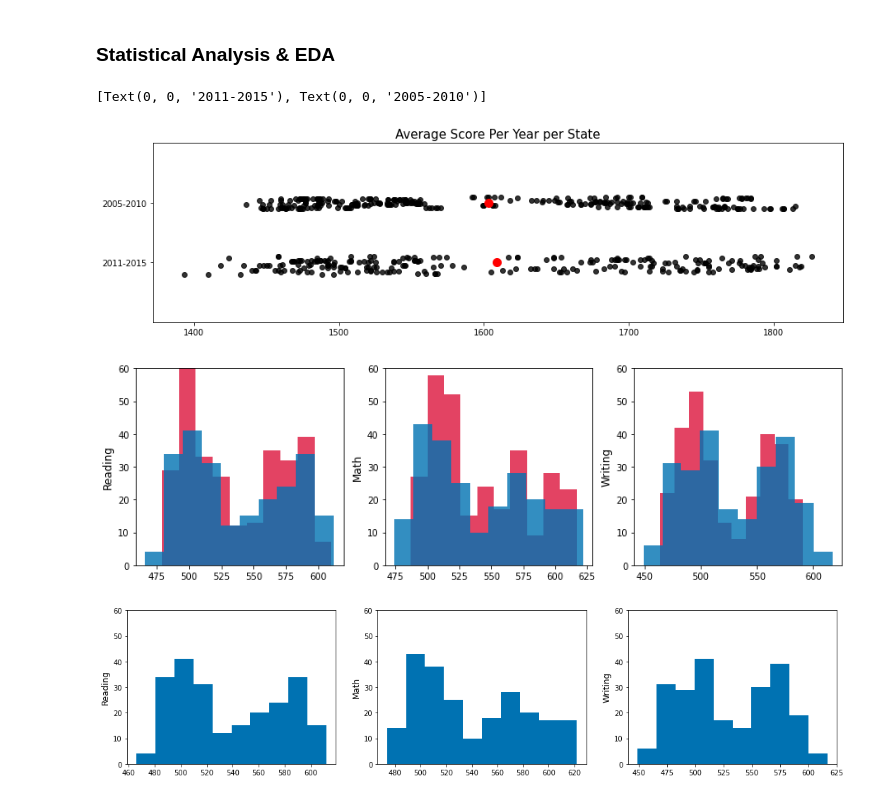
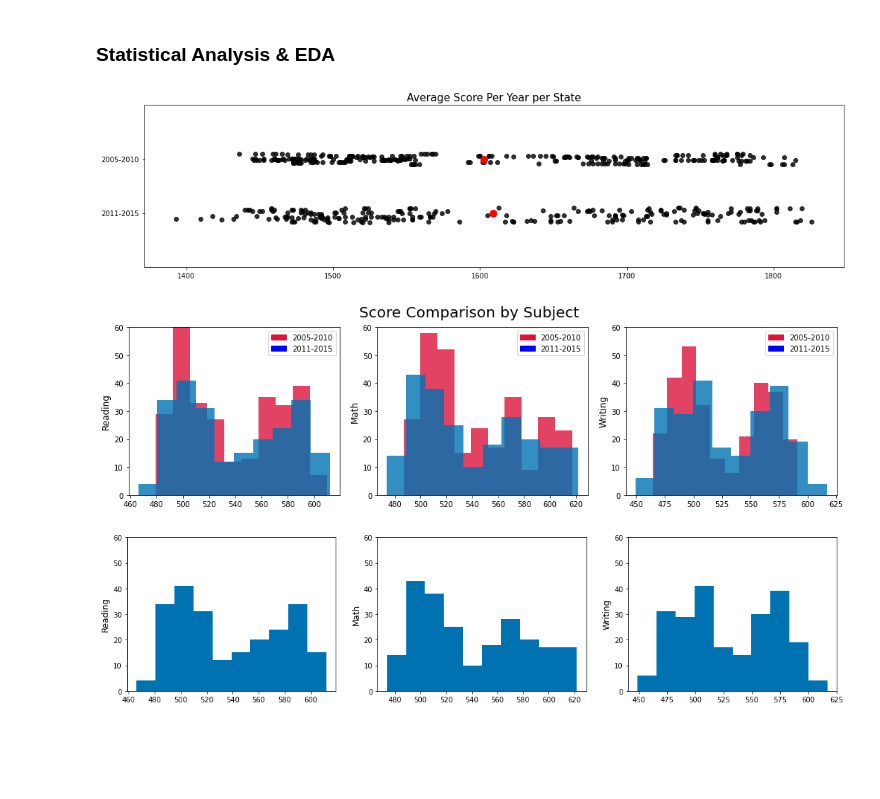
Before and after one commit to phamc4/Projects, a Jupyter notebook: SAT_changes.ipynb, the cells around one changed output. Drawn from its saved outputs; the diff is of its cells as text; code cells hidden in the pictures; blank space fills up the shorter version.

```diff
--- a/SAT_changes.ipynb
+++ b/SAT_changes.ipynb
@@ -258,23 +263,35 @@ df2_plot = [second_df['2011 SAT Scores'], second_df['2012 SAT Scores'], second_d
 # %%
 
 fig, ax = plt.subplots(figsize=(15,4))
 jitter = np.random.uniform(-0.2, 0.1, size=second_df['2011 SAT Scores'].shape)
 jitter1 = np.random.uniform(0.9, 1.1, size=first_df['2005 SAT Scores'].shape)
 
+
+#2011-2015 Scatter plot
 for i in df2_plot:
     ax.scatter(i, jitter, color='k', alpha=0.8)
+#Mean for 2011-2015 in red
 ax.scatter(test2.mean(), 0, color='red', s=100)
 
+
+#2005-2010 Scatterplot
 for i in df_plot:
     ax.scatter(i, jitter1, color='k', alpha=0.8)
-ax.set_ylim(-1,2)
-ax.set_title('Average Score Per Year per State', fontsize=15)
+
+#Mean for 2005-2010 in red
 ax.scatter(test.mean(), 1, color='red', s=100)
+
+#Make plot look better
 ax.set_yticks([0,1])
 ax.set_yticklabels(["2011-2015", '2005-2010'])
+ax.set_ylim(-1,2)
+
+ax.set_title('Average Score Per Year per State', fontsize=15)
+fig.tight_layout()
+
+# plt.savefig('Comparison.png')
 # %% [output]
-[Text(0, 0, '2011-2015'), Text(0, 0, '2005-2010')]
-[figure, old version]
+[figure, new version]
 # %%
 #Merger function to plot by subject
 
@@ -300,9 +317,9 @@ help_me = subject_merge(latter_half)
 # first_half_math = please.iloc[:, 2::4]
 # first_half_writing = please.iloc[:, 3::4]
 
-late_reading = help_me.iloc[:, 1::4]
-late_math = help_me.iloc[:, 2::4]
-late_writing = help_me.iloc[:, 3::4]
+# late_reading = help_me.iloc[:, 1::4]
+# late_math = help_me.iloc[:, 2::4]
+# late_writing = help_me.iloc[:, 3::4]
 
 
 fig, axs = plt.subplots(1,3, figsize=(14,4))
@@ -313,12 +330,25 @@ for i, ax in enumerate(axs,1):
     ax.set_ylabel(f'{subjects[i]}', fontsize=12)
     ax.set_ylim(0,60)
 
+#Plot for 2011-2015
 for i, ax in enumerate(axs, 1):
     ax.hist(help_me.iloc[:, i::4].values.flatten(), bins=10, alpha=0.8)
-    ax.set_ylabel(f'{subjects[i]}', fontsize=12)
-    ax.set_ylim(0,60)
+#     ax.set_ylabel(f'{subjects[i]}', fontsize=12)
+#     ax.set_ylim(0,60)
+
+#Setting up legend
+handles = [Rectangle((0,0),1,1,color=c) for c in ['crimson', 'blue']]
+labels = ['2005-2010', '2011-2015']
+for ax in axs:
+    ax.legend(handles, labels)
+
+fig.suptitle('Score Comparison by Subject', fontsize=20)
+fig.tight_layout()
+fig.subplots_adjust(top=0.88)
+
+# plt.savefig('subject_comparison.png')
 # %% [output]
-[figure, old version]
+[figure, new version]
 # %%
 fig, axs = plt.subplots(1,3, figsize=(18,4))
 
```
Also changed, not shown: parts of 11 cells of this notebook.
